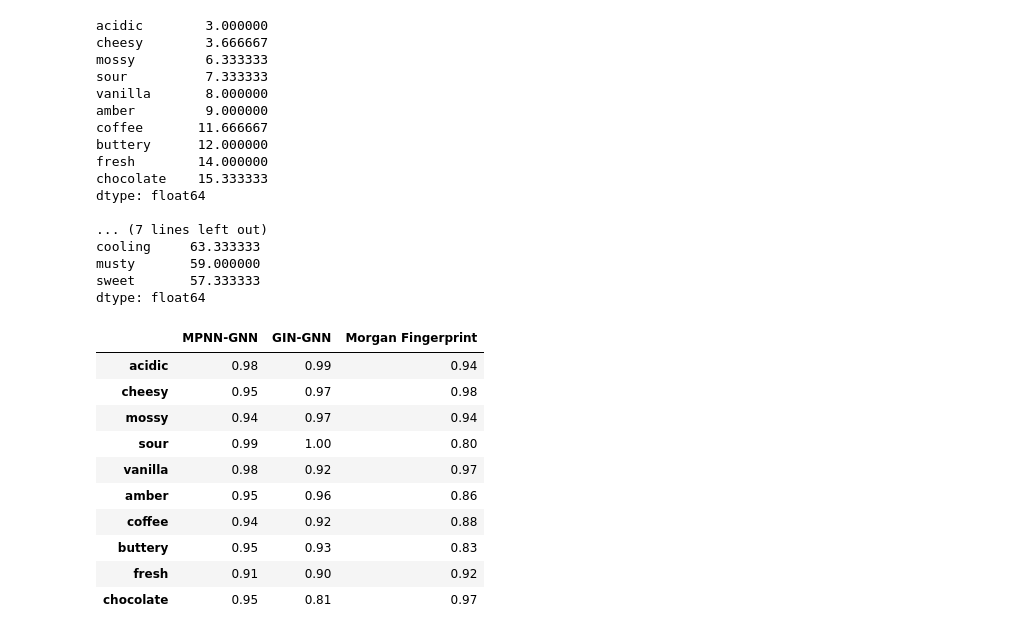
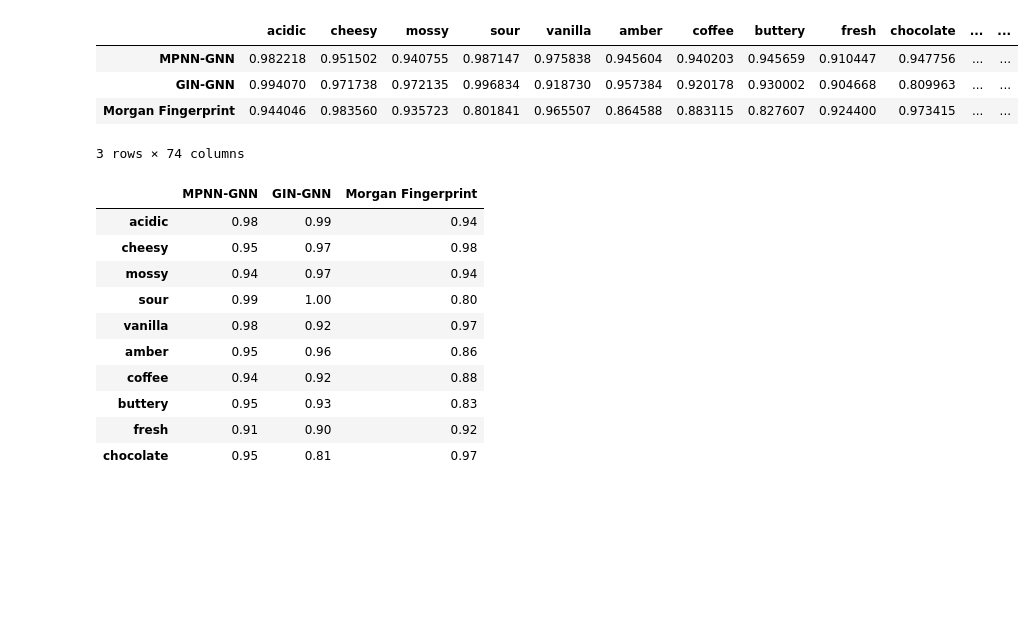
Before and after one commit to odor-pair/odor-pair, a Jupyter notebook: charts/scoring.ipynb, the cells around one changed output. Drawn from its saved outputs; the diff is of its cells as text; code cells hidden in the pictures; blank space fills up the shorter version.

```diff
--- a/charts/scoring.ipynb
+++ b/charts/scoring.ipynb
@@ -18,32 +18,17 @@ print(common_keys)
 # %%
 # Convert the list of dictionaries to a DataFrame using only the common keys
 df = pd.DataFrame([{k: d[k] for k in common_keys} for d in scores], index=["MPNN-GNN", "GIN-GNN","Morgan Fingerprint"])
-
+# # Sort by mean value
+# sorted_keys = df.mean(axis=0).map(lambda x: 1/x).sort_values()
 # Calculate the average rank order for each key
-# sorted_keys = df.mean(axis=0).map(lambda x: 1/x).sort_values()
 sorted_keys = df.rank(axis=1, ascending=False, method='average').mean().sort_values()
+sorted_df = df[sorted_keys.index]
+# sorted_df = df.sort_values(by='Morgan Fingerprint', axis=1, ascending=False)
+sorted_df
+# %% [output]
+|  | acidic | cheesy | mossy | sour | vanilla | amber | coffee | buttery | fresh | chocolate | ... | ... |
+| MPNN-GNN | 0.982218 | 0.951502 | 0.940755 | 0.987147 | 0.975838 | 0.945604 | 0.940203 | 0.945659 | 0.910447 | 0.947756 | ... | ... |
+| GIN-GNN | 0.994070 | 0.971738 | 0.972135 | 0.996834 | 0.918730 | 0.957384 | 0.920178 | 0.930002 | 0.904668 | 0.809963 | ... | ... |
+| Morgan Fingerprint | 0.944046 | 0.983560 | 0.935723 | 0.801841 | 0.965507 | 0.864588 | 0.883115 | 0.827607 | 0.924400 | 0.973415 | ... | ... |
+3 rows × 74 columns
-# %%
-best_notes = sorted_keys.nsmallest(10)
-print(best_notes)
-print()
-worst_notes = sorted_keys.nlargest(10).sort_values(ascending=False)
-print(worst_notes)
-# %% [output]
-acidic        3.000000
-cheesy        3.666667
-mossy         6.333333
-sour          7.333333
-vanilla       8.000000
-amber         9.000000
-coffee       11.666667
-buttery      12.000000
-fresh        14.000000
-chocolate    15.333333
-dtype: float64
-
-... (7 lines left out)
-cooling     63.333333
-musty       59.000000
-sweet       57.333333
-dtype: float64
 # %%
```
Also changed, not shown: parts of 6 cells of this notebook, 40 other files.
